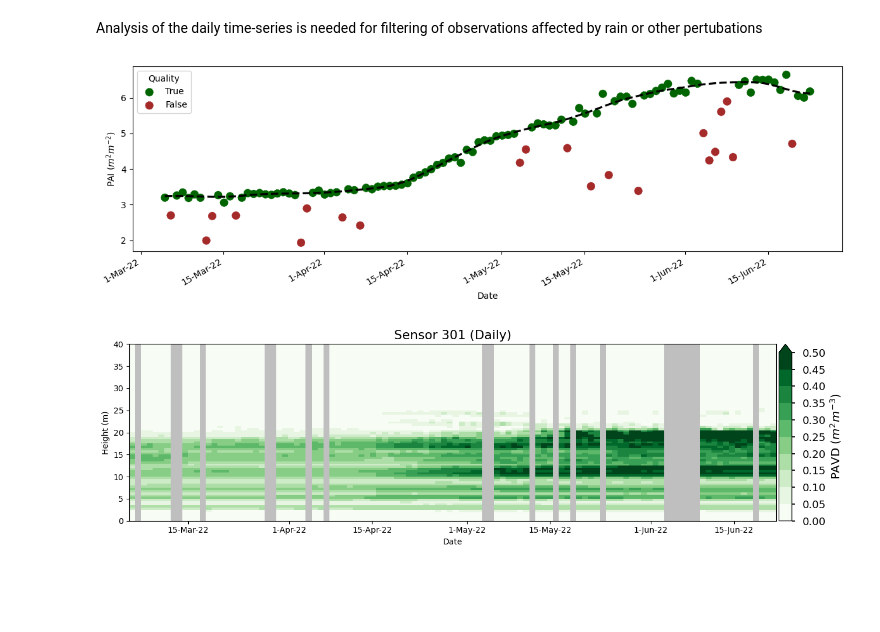
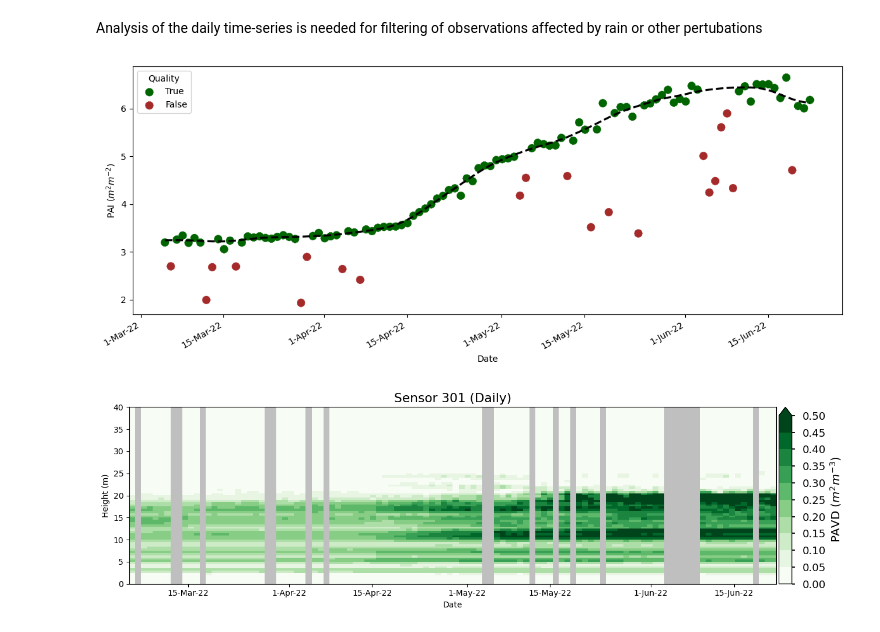
Before and after one commit to armstonj/pylidar-tls-canopy, a Jupyter notebook: notebooks/03_leaf_example.ipynb, the cells around one changed output. Saved outputs shown, nothing was run; the diff lists cells and outputs as text; code cells hidden in the pictures; blank space fills up the shorter version.

```diff
--- a/notebooks/03_leaf_example.ipynb
+++ b/notebooks/03_leaf_example.ipynb
@@ -267,14 +269,14 @@ for i,leaf_file in enumerate(leaf_hinge_files):
         leaf_hinge_pai[i] = pai[-1]
 
     leaf_hinge_dates[i] = vpp.datetime
-# %%
-leaf_hinge_pai_smooth,weights = rsmooth(leaf_hinge_pai)
-bad_data = (weights < 0.1) & (leaf_hinge_pai < leaf_hinge_pai_smooth)
-plot_timseries_1d(leaf_hinge_dates, leaf_hinge_pai, ~bad_data, fitted=leaf_hinge_pai_smooth,
-                  xlim=[None,None], ylim=[0,None], title=None, linestyle='dashed',
-                  ylabel=r'PAI ($m^{2} m^{-2}$)', figsize=(12,4))
-# %% [output]
-[figure, removed]
+# %%
+leaf_hinge_pai_smooth,weights = rsmooth(leaf_hinge_pai)
+bad_data = (weights < 0.1) & (leaf_hinge_pai < leaf_hinge_pai_smooth)
+plot_timseries_1d(leaf_hinge_dates, leaf_hinge_pai, ~bad_data, fitted=leaf_hinge_pai_smooth,
+                  xlim=[None,None], ylim=[0,None], title=None, linestyle='dashed',
+                  ylabel=r'PAI ($m^{2} m^{-2}$)', figsize=(12,5))
+# %% [output]
+[figure, added]
 # %%
 extent = [mdates.date2num(leaf_hinge_dates[0]),mdates.date2num(leaf_hinge_dates[-1]),0,max_h]
 
```
Also changed, not shown: parts of 1 cell of this notebook.
